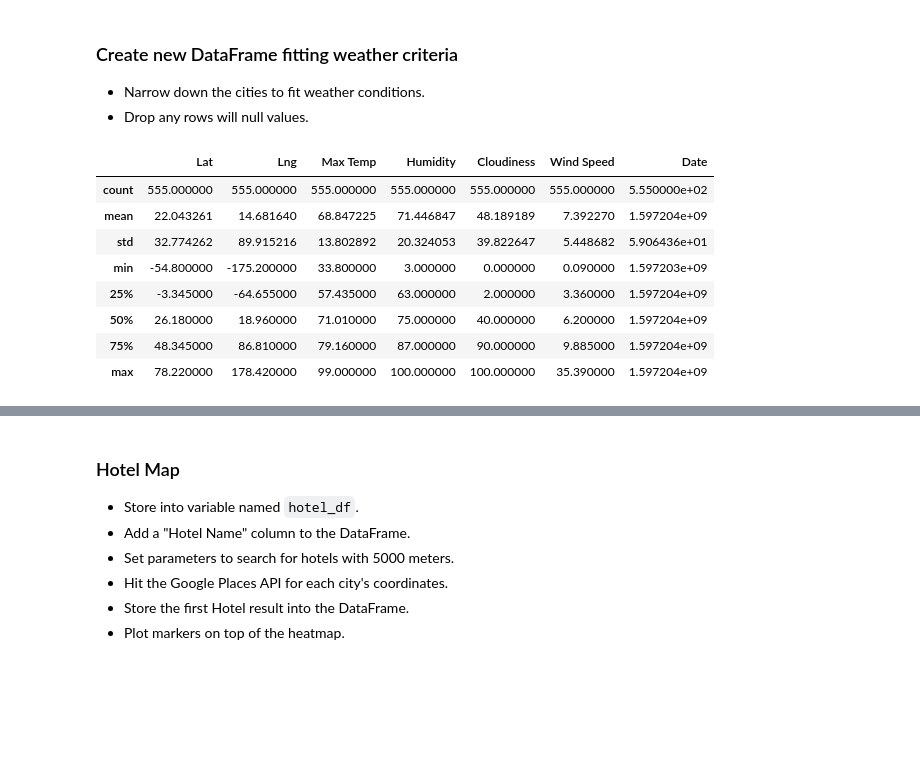
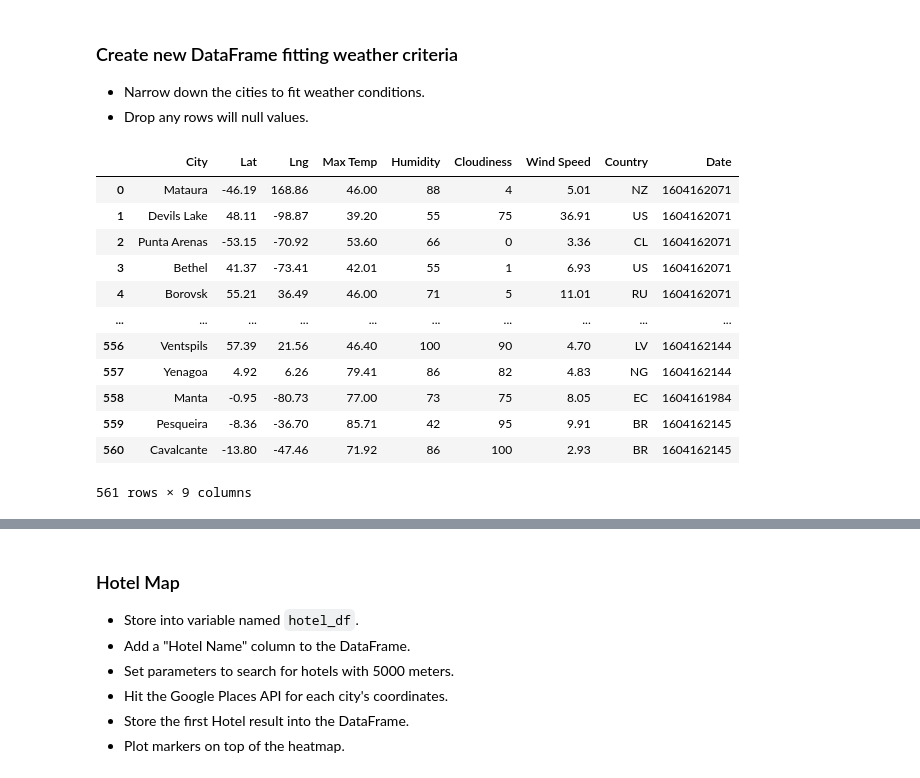
Before and after one commit to asmvm/Python_API_Challenge, a Jupyter notebook: Vacation_Py/VacationPy_main.ipynb, the cells around one changed output, grey strips where cells are left out. Saved outputs shown, nothing was run; the diff lists cells and outputs as text; code cells hidden in the pictures; blank space fills up the shorter version.

Commit message:
vacation py dataframes and heatmaps

```diff
--- a/Vacation_Py/VacationPy_main.ipynb
+++ b/Vacation_Py/VacationPy_main.ipynb
@@ -54,14 +57,18 @@ fig
 * Narrow down the cities to fit weather conditions.
 * Drop any rows will null values.
 # %%
-cities_df.describe()
+cities_df
 # %% [output]
-|  | Lat | Lng | Max Temp | Humidity | Cloudiness | Wind Speed | Date |
-| count | 555.000000 | 555.000000 | 555.000000 | 555.000000 | 555.000000 | 555.000000 | 5.550000e+02 |
-| mean | 22.043261 | 14.681640 | 68.847225 | 71.446847 | 48.189189 | 7.392270 | 1.597204e+09 |
-| std | 32.774262 | 89.915216 | 13.802892 | 20.324053 | 39.822647 | 5.448682 | 5.906436e+01 |
-| min | -54.800000 | -175.200000 | 33.800000 | 3.000000 | 0.000000 | 0.090000 | 1.597203e+09 |
-| 25% | -3.345000 | -64.655000 | 57.435000 | 63.000000 | 2.000000 | 3.360000 | 1.597204e+09 |
-| 50% | 26.180000 | 18.960000 | 71.010000 | 75.000000 | 40.000000 | 6.200000 | 1.597204e+09 |
-| 75% | 48.345000 | 86.810000 | 79.160000 | 87.000000 | 90.000000 | 9.885000 | 1.597204e+09 |
-| max | 78.220000 | 178.420000 | 99.000000 | 100.000000 | 100.000000 | 35.390000 | 1.597204e+09 |
+|  | City | Lat | Lng | Max Temp | Humidity | Cloudiness | Wind Speed | Country | Date |
+| 0 | Mataura | -46.19 | 168.86 | 46.00 | 88 | 4 | 5.01 | NZ | 1604162071 |
+| 1 | Devils Lake | 48.11 | -98.87 | 39.20 | 55 | 75 | 36.91 | US | 1604162071 |
+| 2 | Punta Arenas | -53.15 | -70.92 | 53.60 | 66 | 0 | 3.36 | CL | 1604162071 |
+| 3 | Bethel | 41.37 | -73.41 | 42.01 | 55 | 1 | 6.93 | US | 1604162071 |
+| 4 | Borovsk | 55.21 | 36.49 | 46.00 | 71 | 5 | 11.01 | RU | 1604162071 |
+| ... | ... | ... | ... | ... | ... | ... | ... | ... | ... |
+| 556 | Ventspils | 57.39 | 21.56 | 46.40 | 100 | 90 | 4.70 | LV | 1604162144 |
+| 557 | Yenagoa | 4.92 | 6.26 | 79.41 | 86 | 82 | 4.83 | NG | 1604162144 |
+| 558 | Manta | -0.95 | -80.73 | 77.00 | 73 | 75 | 8.05 | EC | 1604161984 |
+| 559 | Pesqueira | -8.36 | -36.70 | 85.71 | 42 | 95 | 9.91 | BR | 1604162145 |
+| 560 | Cavalcante | -13.80 | -47.46 | 71.92 | 86 | 100 | 2.93 | BR | 1604162145 |
+561 rows × 9 columns
```
Also changed, not shown: parts of 8 cells of this notebook.
